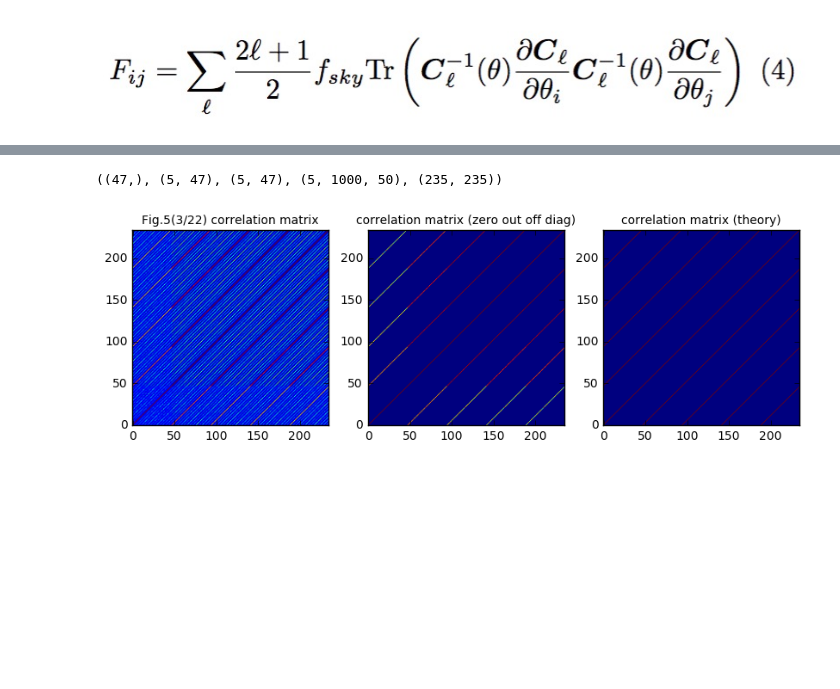
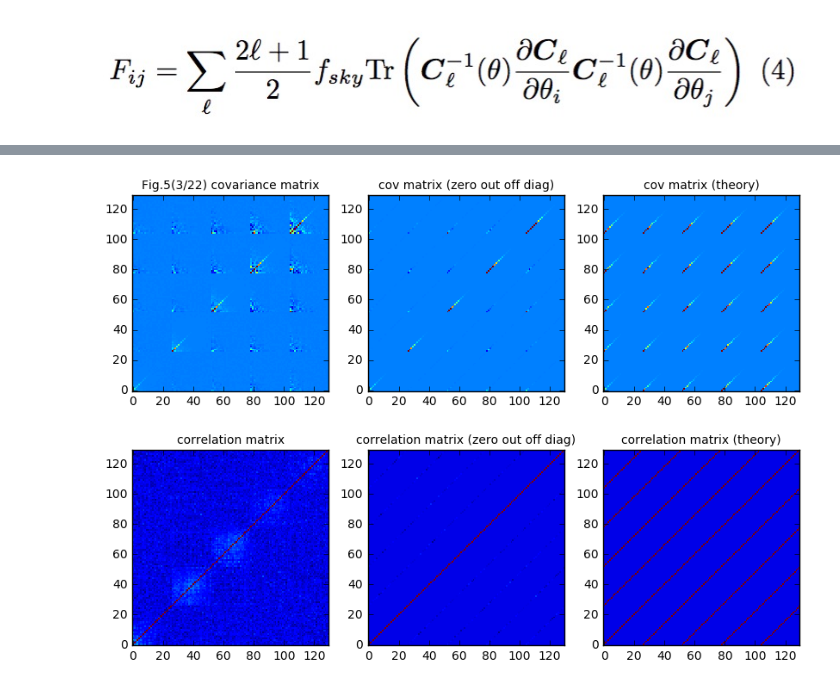
Before and after one commit to liuxx479/fisher, a Jupyter notebook: fisher.ipynb, the cells around one changed output, grey strips where cells are left out. Drawn from its saved outputs; the diff is of its cells as text; code cells hidden in the pictures; blank space fills up the shorter version.

```diff
--- a/fisher.ipynb
+++ b/fisher.ipynb
@@ -204,13 +202,13 @@ Image("Fisherfrommat.jpg")
 [figure]
 # %%
 ####### using Mat's code https://arxiv.org/pdf/1402.4108.pdf
-ellF = squeeze(ell_fidu[0,idx])#.flatten()
-ClF = squeeze(ps_fidu_avg[:,idx])#.flatten()).I
-ddF = squeeze(array([dcldmnu_jia[:,idx],dcldom_jia[:,idx],dcldAs_jia[:,idx]]))
+ellF = ell_fidu[0,idx]#.flatten()
+ClF = ps_fidu_avg[:,idx]#.flatten()).I
+ddF = array([dcldmnu_jia[:,idx],dcldom_jia[:,idx],dcldAs_jia[:,idx]])
 print ellF.shape, ClF.shape, ddF.shape
 
-dell = zeros(47)
-dell[1:] = ell_fidu[0][idx][1:48]-ell_fidu[0][idx][:46]
+dell = zeros(Nl)
+dell[1:] = ell_fidu[0][idx][1:]-ell_fidu[0][idx][:-1]
 dell[0]=dell[1]
 
 #print ell_fisher.shape, Cell_fisher.shape
@@ -237,14 +235,11 @@ print err_mat
 # %%
 ############# using only 1 redshift bins
-#ellF = squeeze(ell_fidu[0,idx])#.flatten()
-#ClF = squeeze(ps_fidu_avg[:,idx])#.flatten()).I
-#ddF = squeeze(array([dcldmnu_jia[:,idx],dcldom_jia[:,idx],dcldAs_jia[:,idx]]))
 
 id1, id2, id3 = ddF[0][0], ddF[1][0], ddF[2][0] ## ddF shape (3, 5, 47)
-iCl = squeeze(ps_fidu_avg[0,idx])## shape (5, 50)
+iCl = ps_fidu_avg[0,idx]## shape (5, 50)
 fsim = 3.5**2/4e4
 
-iCov = cov(squeeze(ps_fidu[0,:,idx]),rowvar=1) # ps+fidu shape (5, 1000, 50), iCov shape (47, 47)
+iCov = cov(ps_fidu[0,:,idx],rowvar=1) # ps+fidu shape (5, 1000, 50), iCov shape (47, 47)
 loglog(ellF, diag(iCov),'b-',label='sim variance: diag(Cov)')
 loglog(ellF, 1/(0.5*(2*ellF+1)*dell*fsim)*iCl**2, 'r--',
        label=r'theory varianc: $\delta C_\ell^2=\frac{2}{(2l+1)f_{sky}\Delta\ell}C_\ell^2$')
@@ -264,7 +263,7 @@ iCov_diag[diag_indices(len(id1))] = diag(iCov)
 
 ## (1b) zero out off diag, use theory variance
 iCov_diagT = zeros(shape=iCov.shape)
-iCov_diagT[diag_indices(len(id1))] = 2/((2*ellF+1)*fsim*dell)*iCl**2
+iCov_diagT[diag_indices(Nl)] = 2/((2*ellF+1)*fsim*dell)*iCl**2
 
 ## (2) inverse covariance matrix
 iCovI = mat(iCov).I
@@ -299,9 +298,9 @@ fsim = 3.5**2/4e4
 
 for nn in range(5):
     id1, id2, id3 = ddF[0][nn], ddF[1][nn], ddF[2][nn] ## ddF shape (3, 5, 47)
-    iCl = squeeze(ps_fidu_avg[nn,idx])## shape (5, 50)
+    iCl = ps_fidu_avg[nn,idx]## shape (5, 50)
 
-    iCov = cov(squeeze(ps_fidu[nn,:,idx]),rowvar=1) # ps+fidu shape (5, 1000, 50), iCov shape (47, 47)
+    iCov = cov(ps_fidu[nn,:,idx],rowvar=1) # ps+fidu shape (5, 1000, 50), iCov shape (47, 47)
     iCov_diag = zeros(shape=iCov.shape)
     iCov_diag[diag_indices(len(id1))] = diag(iCov)
     iCov_diagT = zeros(shape=iCov.shape)
@@ -448,15 +466,19 @@ F_jiafull = zeros(shape=(3,3))
-# %%
-id1.shape, dd5_arr[0].shape, Cl5.shape, ps_fidu.shape, Cov5.shape
-# %% [output]
-((47,), (5, 47), (5, 47), (5, 1000, 50), (235, 235))
 # %%
-f, (ax1,ax2, ax3)=subplots(1,3,figsize=(10,3.5))
-ax1.imshow(WLanalysis.corr_mat(Cov5),origin='lower')
-ax1.set_title('Fig.5(3/22) correlation matrix', fontsize=10)
-ax2.imshow(WLanalysis.corr_mat(Cov5_diag),origin='lower')
-ax2.set_title('correlation matrix (zero out off diag)', fontsize=10)
-ax3.imshow(WLanalysis.corr_mat(Cov5_diagT),origin='lower')
-ax3.set_title('correlation matrix (theory)', fontsize=10)
+f, ((ax1,ax2, ax3),(ax1b,ax2b, ax3b))=subplots(2,3,figsize=(10,7))
+istd=std(Cov5)
+ax1.imshow(Cov5,origin='lower', vmin=-istd, vmax=3*istd, interpolation='nearest')
+ax1.set_title('Fig.5(3/22) covariance matrix', fontsize=10)
+ax2.imshow(Cov5_diag,origin='lower', vmin=-istd, vmax=3*istd, interpolation='nearest')
+ax2.set_title('cov matrix (zero out off diag)', fontsize=10)
+ax3.imshow(Cov5_diagT,origin='lower', vmin=-istd, vmax=3*istd, interpolation='nearest')
+ax3.set_title('cov matrix (theory)', fontsize=10)
+
+ax1b.imshow(WLanalysis.corr_mat(Cov5),origin='lower', interpolation='nearest',vmin=-0.1, vmax=1)
+ax1b.set_title('correlation matrix', fontsize=10)
+ax2b.imshow(WLanalysis.corr_mat(Cov5_diag),origin='lower', interpolation='nearest',vmin=-0.1, vmax=1)
+ax2b.set_title('correlation matrix (zero out off diag)', fontsize=10)
+ax3b.imshow(WLanalysis.corr_mat(Cov5_diagT),origin='lower', interpolation='nearest',vmin=-0.1, vmax=1)
+ax3b.set_title('correlation matrix (theory)', fontsize=10)
 show()
 # %% [output]
-[figure, old version]
+[figure, new version]
```
Also changed, not shown: parts of 8 cells of this notebook.
